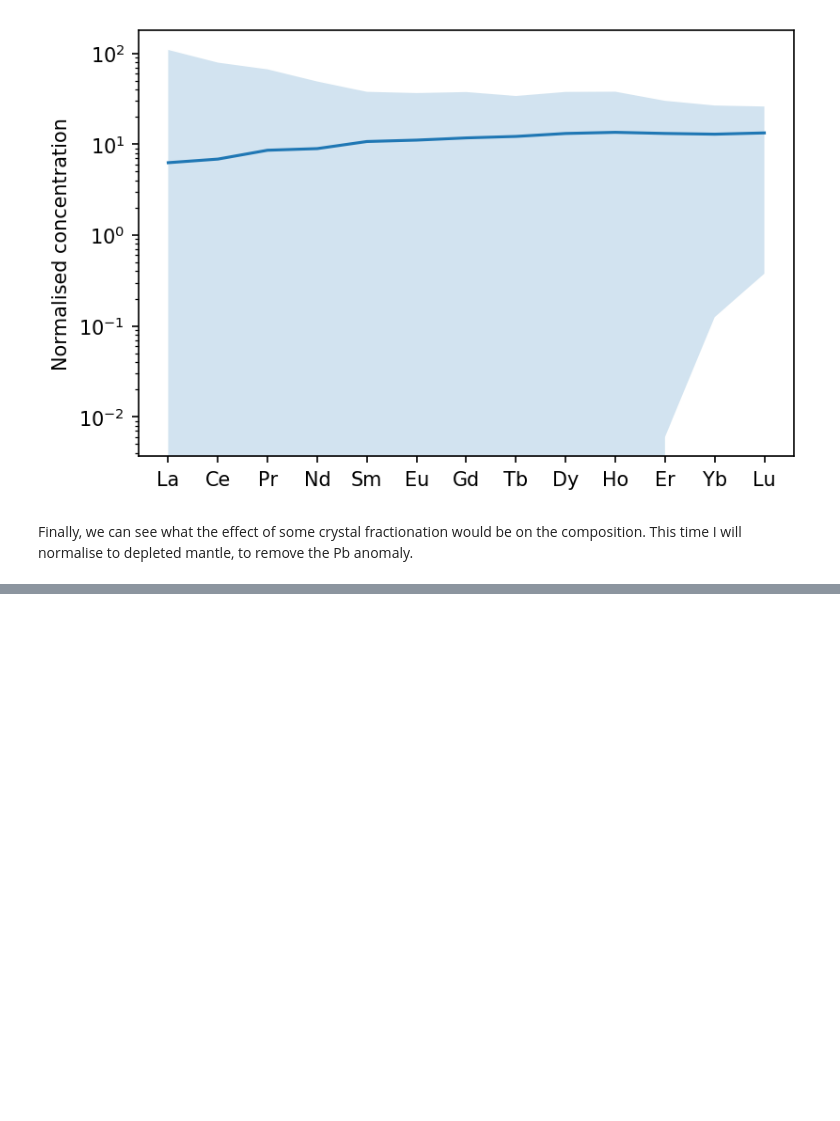
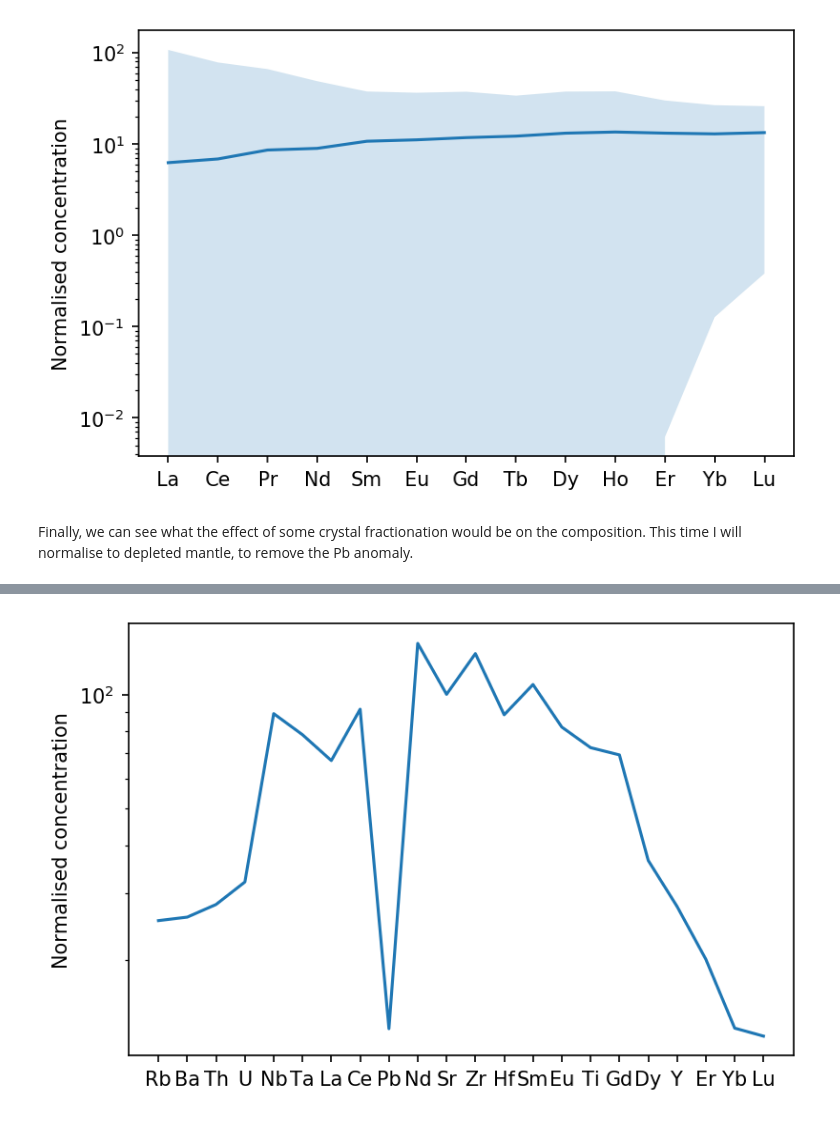
Before and after one commit to simonwmatthews/pyMelt, a Jupyter notebook: docs/tutorial/tutorial3.ipynb, the cells around one changed output, grey strips where cells are left out. Saved outputs shown, nothing was run; the diff lists cells and outputs as text; code cells hidden in the pictures; blank space fills up the shorter version.

```diff
--- a/docs/tutorial/tutorial3.ipynb
+++ b/docs/tutorial/tutorial3.ipynb
@@ -99,0 +240,6 @@ Crystallising olivine and plagioclase has enriched the melt in trace elements, w
+# %%
+oib = m.geosettings.OceanIsland(oi_col, 4.0)
+# %%
+f,a = oib.plot_spider()
+# %% [output]
+[figure, added]
```
Also changed, not shown: parts of 30 cells of this notebook, 4 other files.
